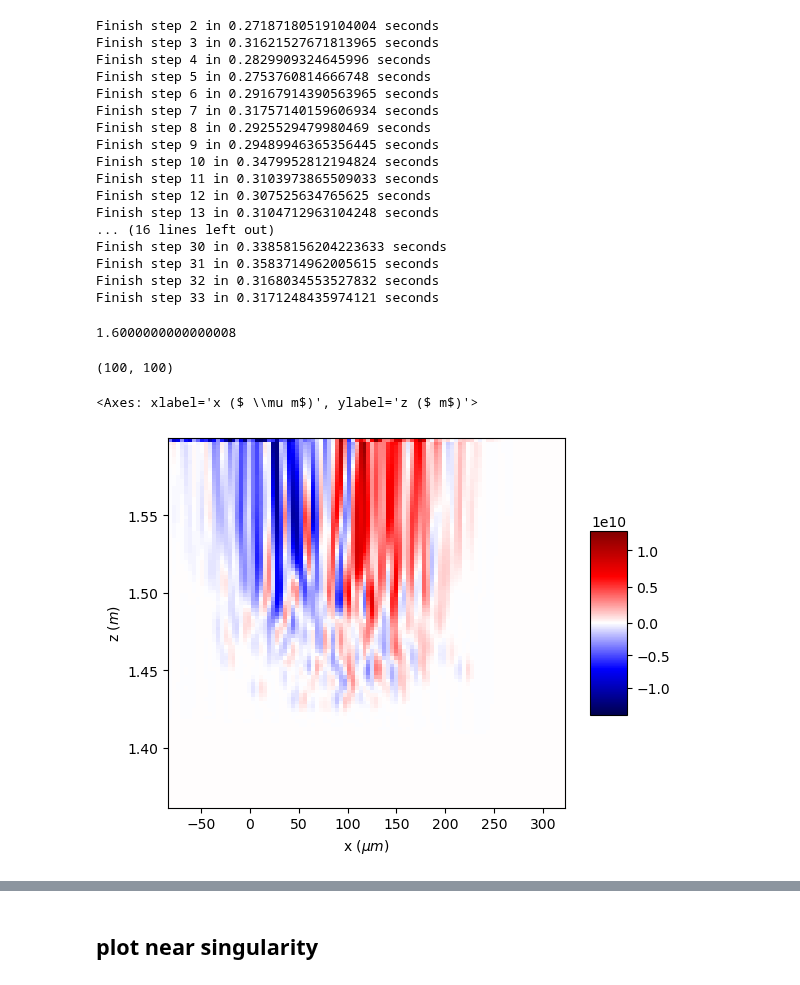
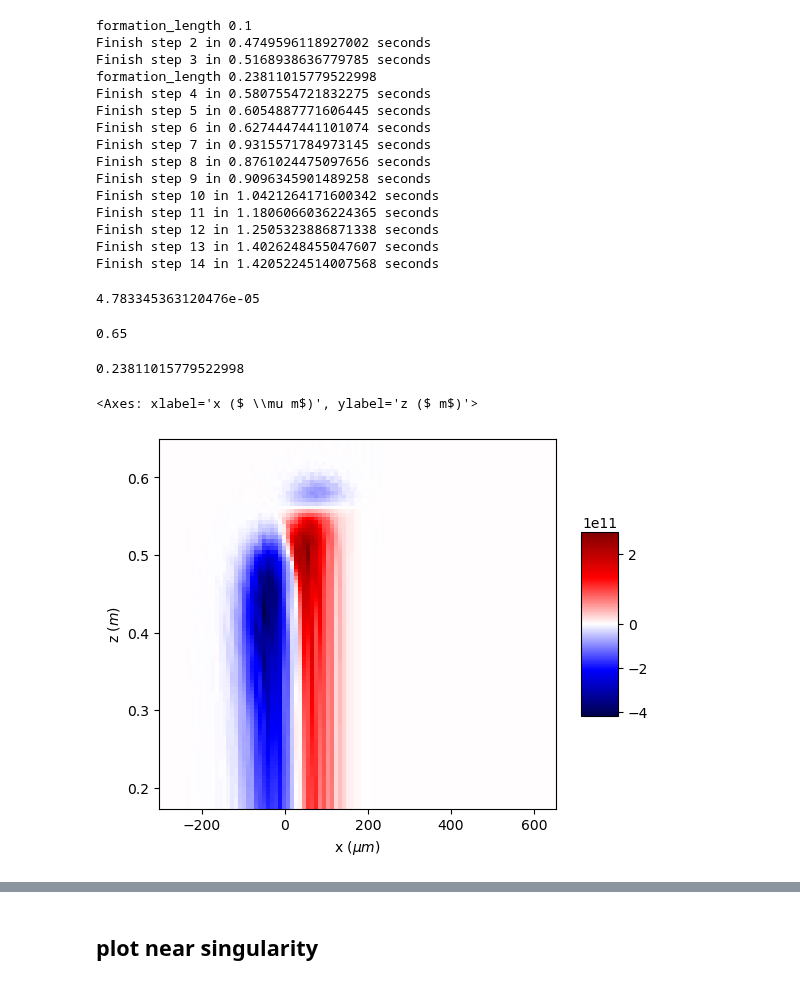
Before and after one commit to slaclab/pyDFCSR, a Jupyter notebook: pyDFCSR_2D/test_localization.ipynb, the cells around one changed output, grey strips where cells are left out. Drawn from its saved outputs; the diff is of its cells as text; code cells hidden in the pictures.

```diff
--- a/pyDFCSR_2D/test_localization.ipynb
+++ b/pyDFCSR_2D/test_localization.ipynb
@@ -20,40 +20,42 @@ def plot_2D_contour(x, y, z):
 # %%
 DtestCSR = CSR2D(input_file= 'input/dipole_config.yaml')
 DtestCSR.CSR_params.compute_CSR = 0
-DtestCSR.run(stop_time  =1.6)
+DtestCSR.run(stop_time  = 0.6)
 # %% [output]
-Finish step 2 in 0.27187180519104004 seconds
-Finish step 3 in 0.31621527671813965 seconds
-Finish step 4 in 0.2829909324645996 seconds
-Finish step 5 in 0.2753760814666748 seconds
-Finish step 6 in 0.29167914390563965 seconds
-Finish step 7 in 0.31757140159606934 seconds
-Finish step 8 in 0.2925529479980469 seconds
-Finish step 9 in 0.29489946365356445 seconds
-Finish step 10 in 0.3479952812194824 seconds
-Finish step 11 in 0.3103973865509033 seconds
-Finish step 12 in 0.307525634765625 seconds
-Finish step 13 in 0.3104712963104248 seconds
-... (16 lines left out)
-Finish step 30 in 0.33858156204223633 seconds
-Finish step 31 in 0.3583714962005615 seconds
-Finish step 32 in 0.3168034553527832 seconds
-Finish step 33 in 0.3171248435974121 seconds
+formation_length 0.1
+Finish step 2 in 0.4749596118927002 seconds
+Finish step 3 in 0.5168938636779785 seconds
+formation_length 0.23811015779522998
+Finish step 4 in 0.5807554721832275 seconds
+Finish step 5 in 0.6054887771606445 seconds
+Finish step 6 in 0.6274447441101074 seconds
+Finish step 7 in 0.9315571784973145 seconds
+Finish step 8 in 0.8761024475097656 seconds
+Finish step 9 in 0.9096345901489258 seconds
+Finish step 10 in 1.0421264171600342 seconds
+Finish step 11 in 1.1806066036224365 seconds
+Finish step 12 in 1.2505323886871338 seconds
+Finish step 13 in 1.4026248455047607 seconds
+Finish step 14 in 1.4205224514007568 seconds
+# %%
+DtestCSR.beam.sigma_x
+# %% [output]
+4.783345363120476e-05
 # %%
 t = DtestCSR.beam.position
 print(t)
-s  = t -3*DtestCSR.beam.sigma_z
-x = (s-t)*DtestCSR.beam.slope[0]
+s  = t -2*DtestCSR.beam.sigma_z
+x = (s-t)*DtestCSR.beam.slope[0] + 3*DtestCSR.beam.sigma_x
 # %% [output]
-1.6000000000000008
+0.65
+# %%
+DtestCSR.formation_length
+# %% [output]
+0.23811015779522998
 # %%
-xp, sp, CSR_integrand_z, CSR_integrand_x = DtestCSR.get_CSR_wake(s, x, debug = True)
+xp, sp, CSR_integrand_z1, CSR_integrand_x1,CSR_integrand_z2, CSR_integrand_x2  = DtestCSR.get_CSR_wake(s, x, debug = True)
-# %%
-CSR_integrand_x.shape
-# %% [output]
-(100, 100)
 # %%
-plot_2D_contour(x = xp*1e6, y = (sp), z = CSR_integrand_z.T)
+plot_2D_contour(x = xp*1e6, y = (sp), z = CSR_integrand_z1.T)
 # %% [output]
 <Axes: xlabel='x ($ \\mu m$)', ylabel='z ($ m$)'>
-[figure, old version]
+[figure, new version]
```
Also changed, not shown: parts of 9 cells of this notebook, 8 other files.
